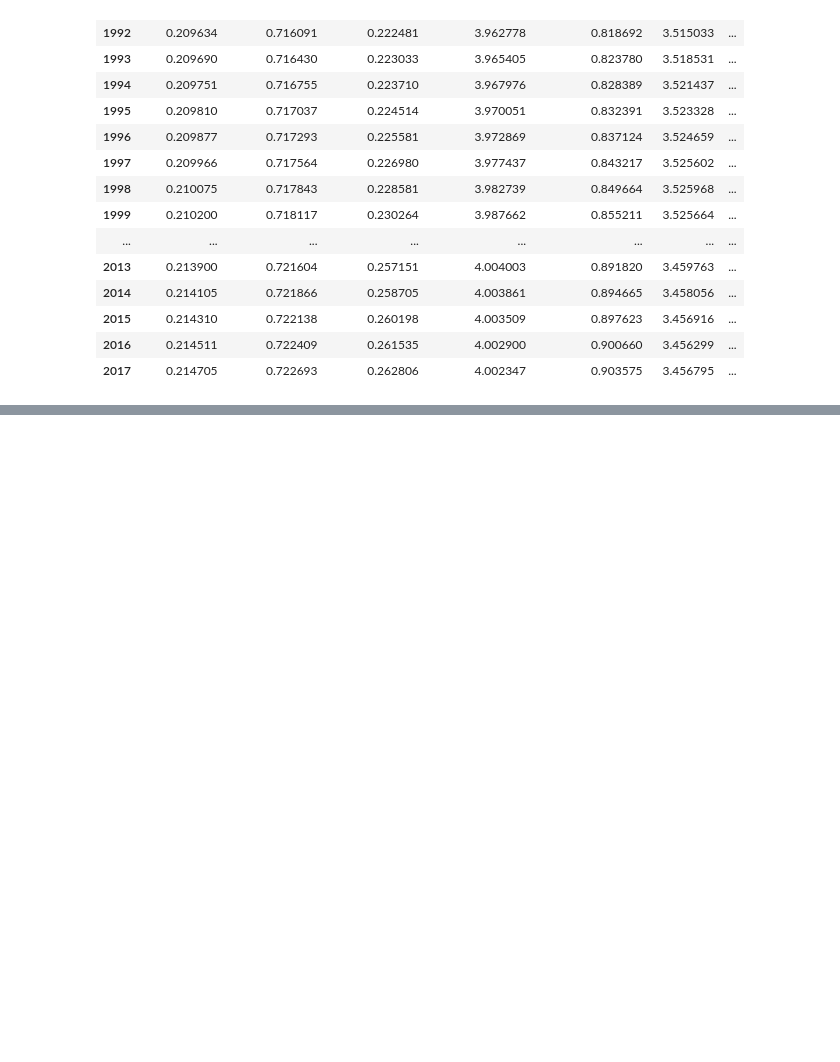
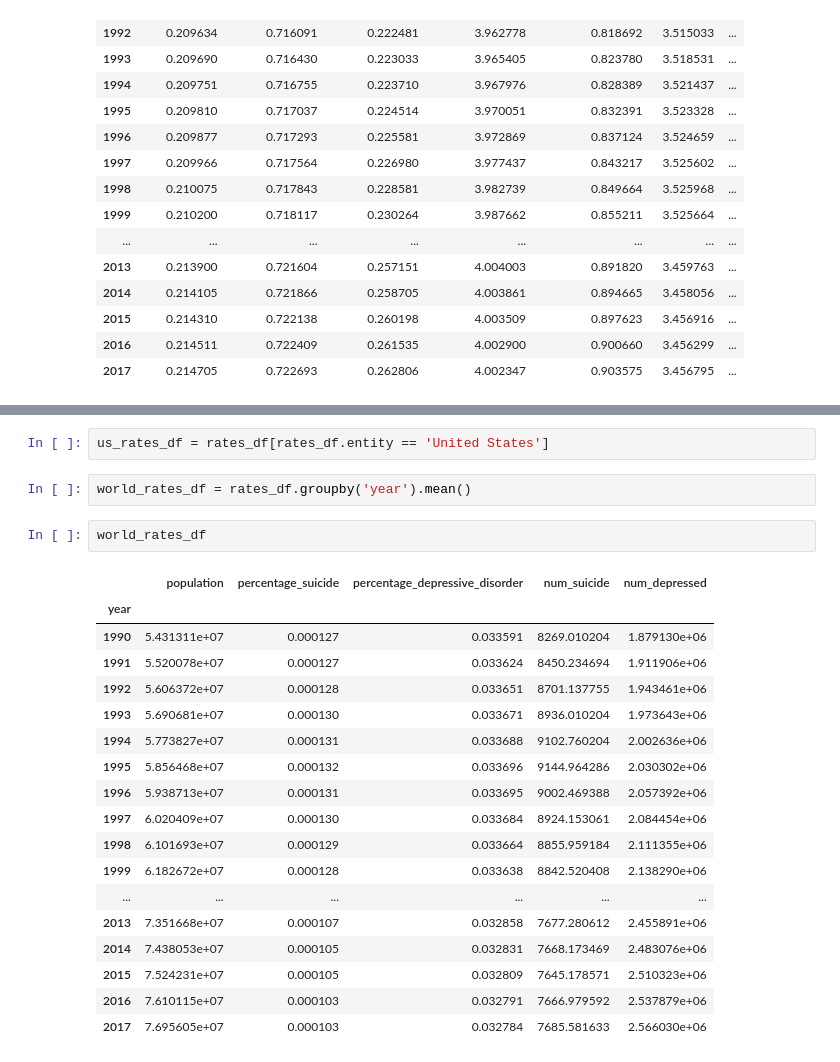
Before and after one commit to caroline-miller0921/project_pharmaceutical_sales, a Jupyter notebook: wrangle_2.ipynb, the cells around one changed output, grey strips where cells are left out. Saved outputs shown, nothing was run; the diff lists cells and outputs as text; blank space fills up the shorter version.

```diff
--- a/wrangle_2.ipynb
+++ b/wrangle_2.ipynb
@@ -395,0 +429,25 @@ There are 924, 11.99%, null values in population
+# %%
+us_rates_df = rates_df[rates_df.entity == 'United States']
+# %%
+world_rates_df = rates_df.groupby('year').mean()
+# %%
+world_rates_df
+# %% [output]
+|  | population | percentage_suicide | percentage_depressive_disorder | num_suicide | num_depressed |
+| year |  |  |  |  |  |
+| 1990 | 5.431311e+07 | 0.000127 | 0.033591 | 8269.010204 | 1.879130e+06 |
+| 1991 | 5.520078e+07 | 0.000127 | 0.033624 | 8450.234694 | 1.911906e+06 |
+| 1992 | 5.606372e+07 | 0.000128 | 0.033651 | 8701.137755 | 1.943461e+06 |
+| 1993 | 5.690681e+07 | 0.000130 | 0.033671 | 8936.010204 | 1.973643e+06 |
+| 1994 | 5.773827e+07 | 0.000131 | 0.033688 | 9102.760204 | 2.002636e+06 |
+| 1995 | 5.856468e+07 | 0.000132 | 0.033696 | 9144.964286 | 2.030302e+06 |
+| 1996 | 5.938713e+07 | 0.000131 | 0.033695 | 9002.469388 | 2.057392e+06 |
+| 1997 | 6.020409e+07 | 0.000130 | 0.033684 | 8924.153061 | 2.084454e+06 |
+| 1998 | 6.101693e+07 | 0.000129 | 0.033664 | 8855.959184 | 2.111355e+06 |
+| 1999 | 6.182672e+07 | 0.000128 | 0.033638 | 8842.520408 | 2.138290e+06 |
+| ... | ... | ... | ... | ... | ... |
+| 2013 | 7.351668e+07 | 0.000107 | 0.032858 | 7677.280612 | 2.455891e+06 |
+| 2014 | 7.438053e+07 | 0.000105 | 0.032831 | 7668.173469 | 2.483076e+06 |
+| 2015 | 7.524231e+07 | 0.000105 | 0.032809 | 7645.178571 | 2.510323e+06 |
+| 2016 | 7.610115e+07 | 0.000103 | 0.032791 | 7666.979592 | 2.537879e+06 |
+| 2017 | 7.695605e+07 | 0.000103 | 0.032784 | 7685.581633 | 2.566030e+06 |
```
Also changed, not shown: parts of 8 cells of this notebook, 4 other files.
